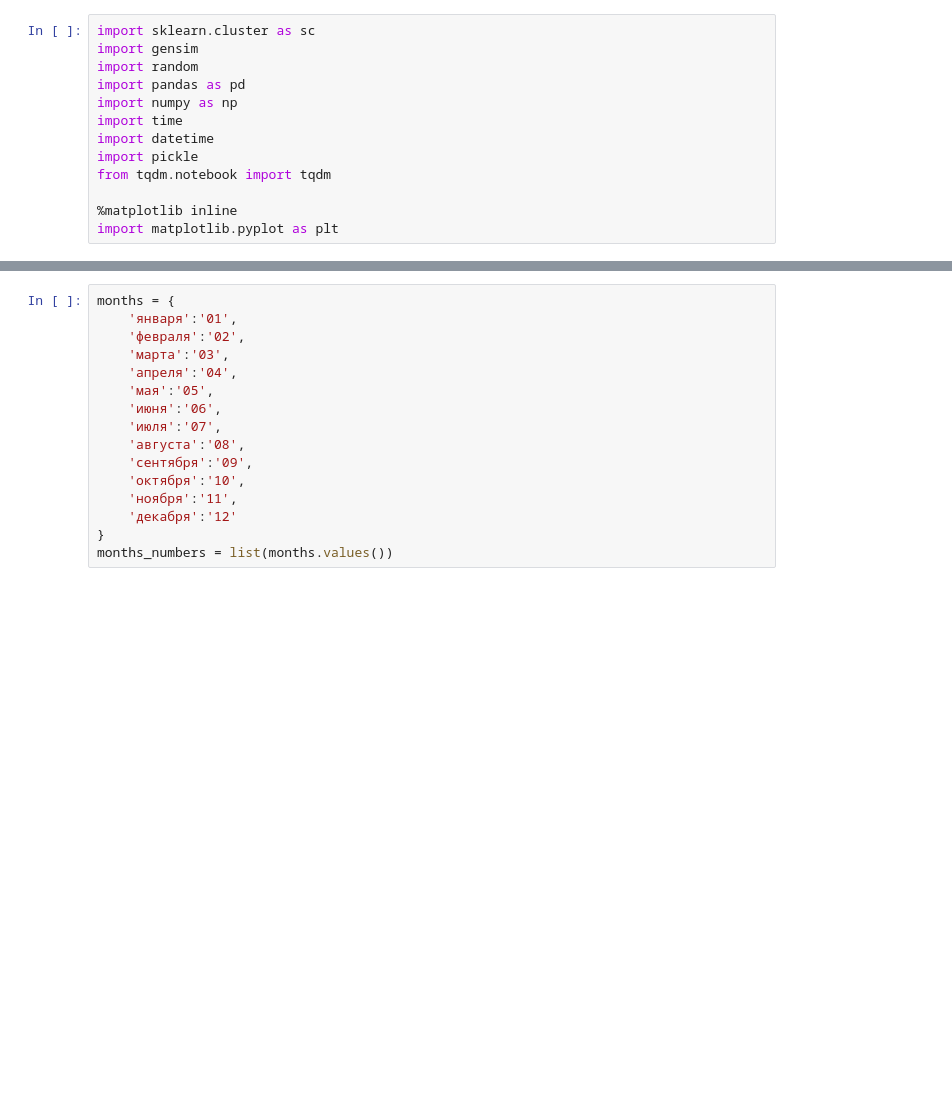
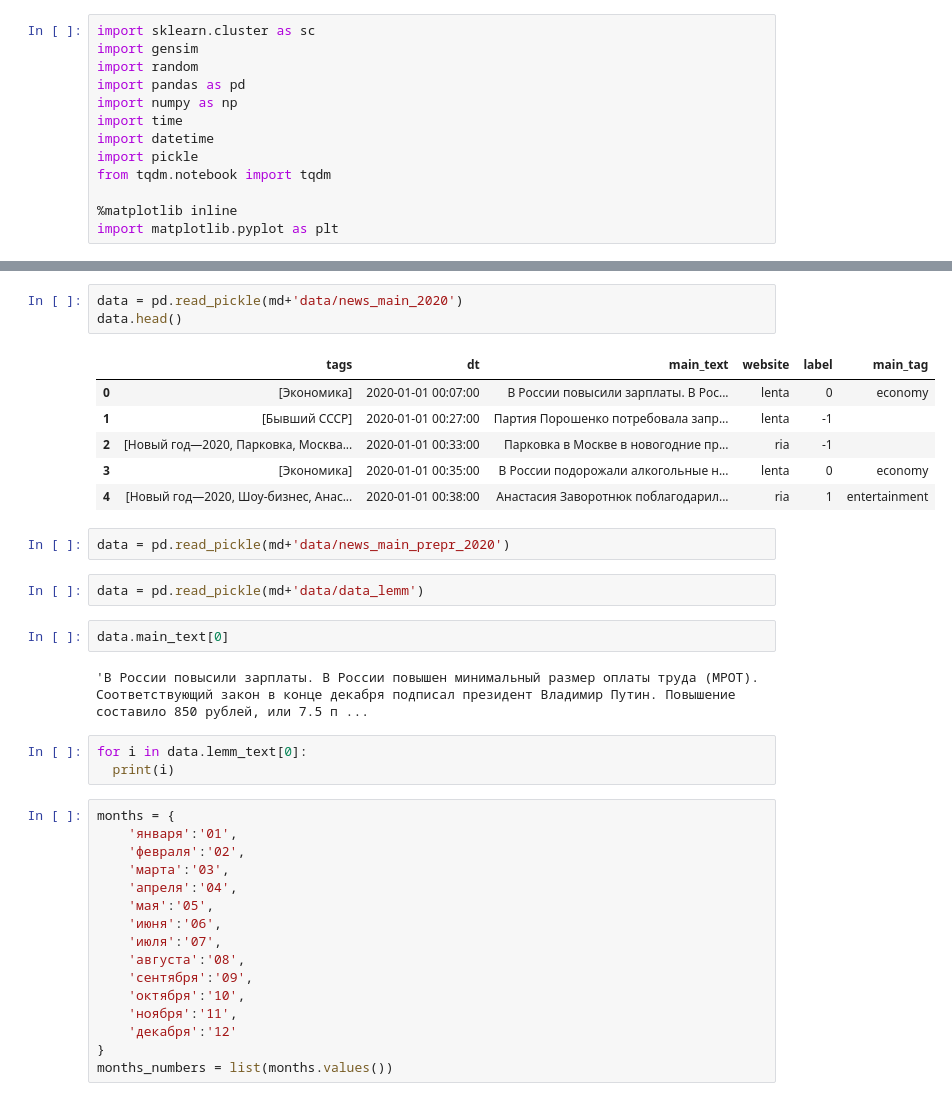
Before and after one commit to andreytsimbalov/Diplom, a Jupyter notebook: vector_model_creator.ipynb, the cells around one changed output, grey strips where cells are left out. Saved outputs shown, nothing was run; the diff lists cells and outputs as text; blank space fills up the shorter version.

```diff
--- a/vector_model_creator.ipynb
+++ b/vector_model_creator.ipynb
@@ -41,3 +41,24 @@ main_tags_dict
+# %%
+data = pd.read_pickle(md+'data/news_main_2020')
+data.head()
+# %% [output]
+|  | tags | dt | main_text | website | label | main_tag |
+| 0 | [Экономика] | 2020-01-01 00:07:00 | В России повысили зарплаты. В Рос... | lenta | 0 | economy |
+| 1 | [Бывший СССР] | 2020-01-01 00:27:00 | Партия Порошенко потребовала запр... | lenta | -1 |  |
+| 2 | [Новый год—2020, Парковка, Москва... | 2020-01-01 00:33:00 | Парковка в Москве в новогодние пр... | ria | -1 |  |
+| 3 | [Экономика] | 2020-01-01 00:35:00 | В России подорожали алкогольные н... | lenta | 0 | economy |
+| 4 | [Новый год—2020, Шоу-бизнес, Анас... | 2020-01-01 00:38:00 | Анастасия Заворотнюк поблагодарил... | ria | 1 | entertainment |
+# %%
+data = pd.read_pickle(md+'data/news_main_prepr_2020')
+# %%
+data = pd.read_pickle(md+'data/data_lemm')
+# %%
+data.main_text[0]
+# %% [output]
+'В России повысили зарплаты. В России повышен минимальный размер оплаты труда (МРОТ). Соответствующий закон в конце декабря подписал президент Владимир Путин. Повышение составило 850 рублей, или 7.5 п ...
+# %%
+for i in data.lemm_text[0]:
+  print(i)
 # %%
 months = {
     'января':'01',
```
Also changed, not shown: parts of 244 cells of this notebook.
